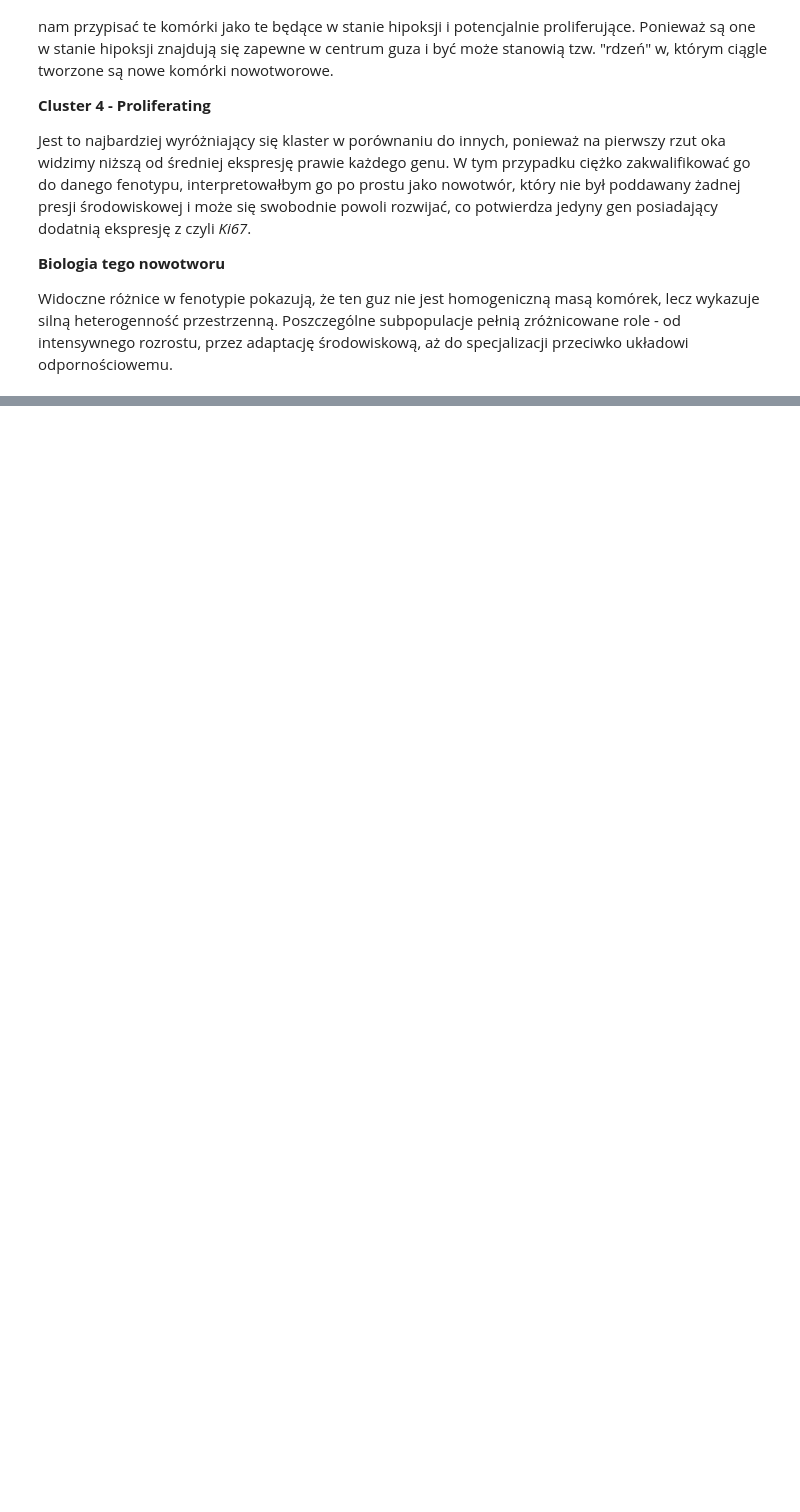
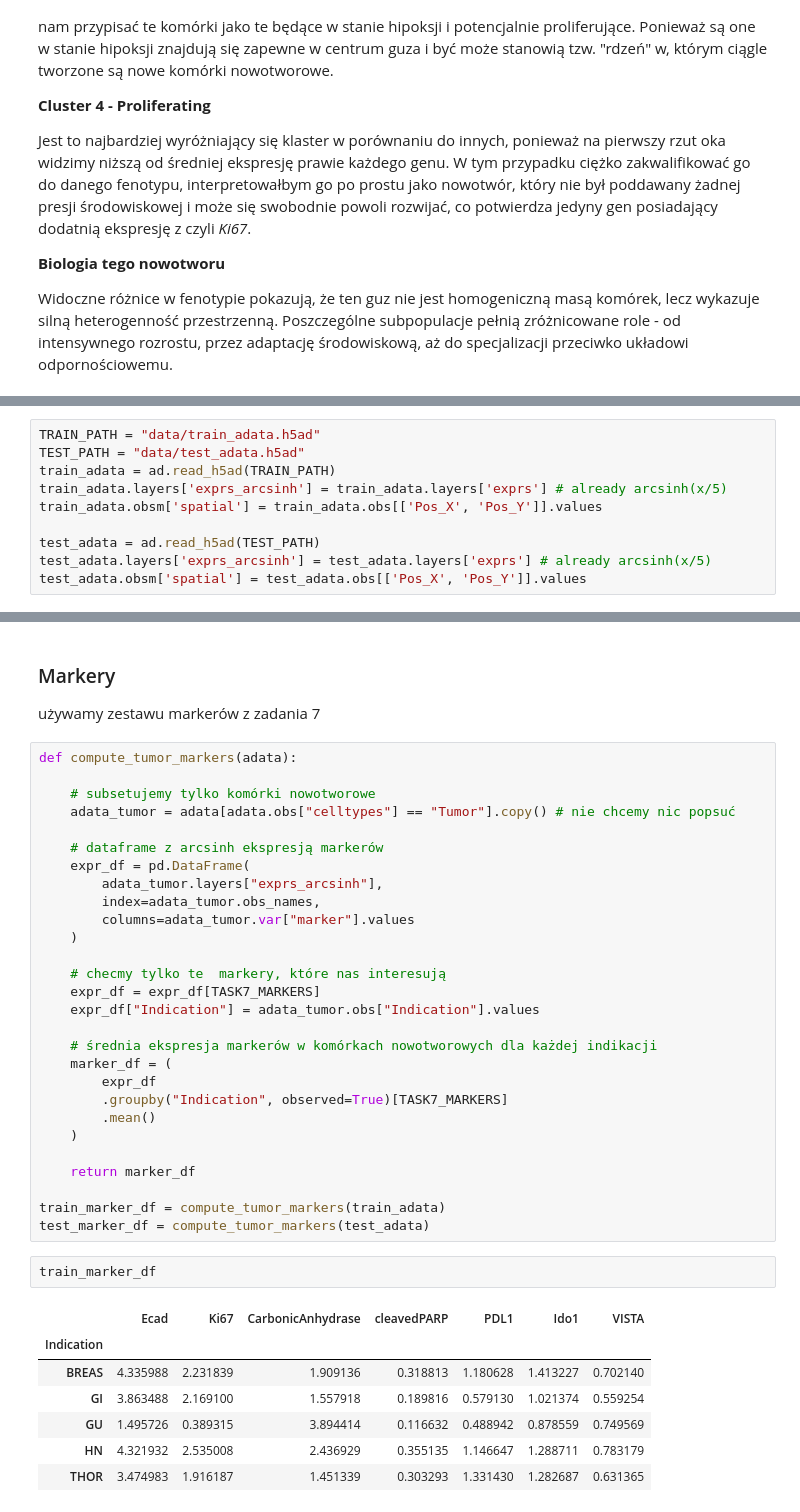
Before and after one commit to ejhuus/spatial-proteomics, a Jupyter notebook: spatial_proteomics.ipynb, the cells around one changed output, grey strips where cells are left out. Cells and saved outputs as stored; diff of their text form; blank space fills up the shorter version.

```diff
--- a/spatial_proteomics.ipynb
+++ b/spatial_proteomics.ipynb
@@ -718,0 +723,10 @@ Widoczne różnice w fenotypie pokazują, że ten guz nie jest homogeniczną mas
+# %%
+TRAIN_PATH = "data/train_adata.h5ad"
+TEST_PATH = "data/test_adata.h5ad"
+train_adata = ad.read_h5ad(TRAIN_PATH)
+train_adata.layers['exprs_arcsinh'] = train_adata.layers['exprs'] # already arcsinh(x/5)
+train_adata.obsm['spatial'] = train_adata.obs[['Pos_X', 'Pos_Y']].values
+
+test_adata = ad.read_h5ad(TEST_PATH)
+test_adata.layers['exprs_arcsinh'] = test_adata.layers['exprs'] # already arcsinh(x/5)
+test_adata.obsm['spatial'] = test_adata.obs[['Pos_X', 'Pos_Y']].values
@@ -718,0 +800,42 @@ Widoczne różnice w fenotypie pokazują, że ten guz nie jest homogeniczną mas
+# %% [markdown]
+### Markery
+
+używamy zestawu markerów z zadania 7
+# %%
+def compute_tumor_markers(adata):
+
+    # subsetujemy tylko komórki nowotworowe
+    adata_tumor = adata[adata.obs["celltypes"] == "Tumor"].copy() # nie chcemy nic popsuć
+
+    # dataframe z arcsinh ekspresją markerów
+    expr_df = pd.DataFrame(
+        adata_tumor.layers["exprs_arcsinh"],
+        index=adata_tumor.obs_names,
+        columns=adata_tumor.var["marker"].values
+    )
+
+    # checmy tylko te  markery, które nas interesują
+    expr_df = expr_df[TASK7_MARKERS]
+    expr_df["Indication"] = adata_tumor.obs["Indication"].values
+
+    # średnia ekspresja markerów w komórkach nowotworowych dla każdej indikacji
+    marker_df = (
+        expr_df
+        .groupby("Indication", observed=True)[TASK7_MARKERS]
+        .mean()
+    )
+
+    return marker_df
+
+train_marker_df = compute_tumor_markers(train_adata)
+test_marker_df = compute_tumor_markers(test_adata)
+# %%
+train_marker_df
+# %% [output]
+|  | Ecad | Ki67 | CarbonicAnhydrase | cleavedPARP | PDL1 | Ido1 | VISTA |
+| Indication |  |  |  |  |  |  |  |
+| BREAS | 4.335988 | 2.231839 | 1.909136 | 0.318813 | 1.180628 | 1.413227 | 0.702140 |
+| GI | 3.863488 | 2.169100 | 1.557918 | 0.189816 | 0.579130 | 1.021374 | 0.559254 |
+| GU | 1.495726 | 0.389315 | 3.894414 | 0.116632 | 0.488942 | 0.878559 | 0.749569 |
+| HN | 4.321932 | 2.535008 | 2.436929 | 0.355135 | 1.146647 | 1.288711 | 0.783179 |
+| THOR | 3.474983 | 1.916187 | 1.451339 | 0.303293 | 1.331430 | 1.282687 | 0.631365 |
```
Also changed, not shown: parts of 16 cells of this notebook.
